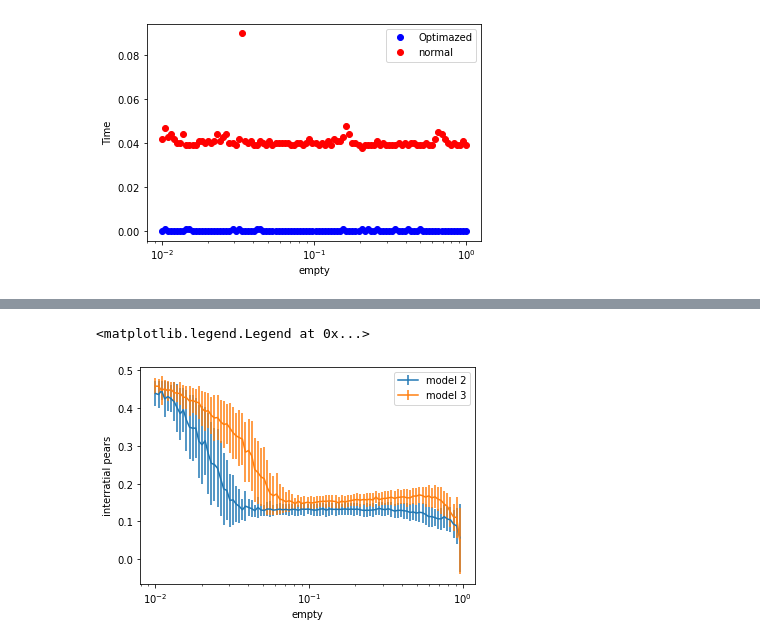
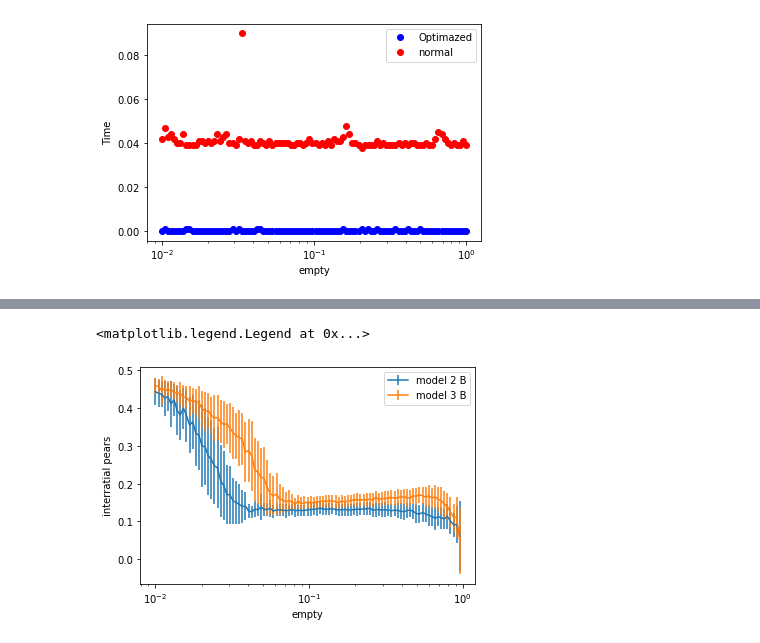
Before and after one commit to quimort/schellings-model, a Jupyter notebook: analisis.ipynb, the cells around one changed output, grey strips where cells are left out. Saved outputs shown, nothing was run; the diff lists cells and outputs as text; code cells hidden in the pictures.

```diff
--- a/analisis.ipynb
+++ b/analisis.ipynb
@@ -55,13 +76,13 @@ df3 = df3.groupby("vacant").mean()
 # %%
-plt.errorbar(df2.index,df2['mean interratial pears final B'],yerr=deviation2['mean interratial pears final B'],label="model 2")
-plt.errorbar(df3.index,df3['mean interratial pears final B'],yerr=deviation3['mean interratial pears final B'],label="model 3")
+plt.errorbar(df2.index,df2['mean interratial pears final B'],yerr=deviation2['mean interratial pears final B'],label="model 2 B")
+plt.errorbar(df3.index,df3['mean interratial pears final B'],yerr=deviation3['mean interratial pears final B'],label="model 3 B")
 plt.xlabel("empty")
 plt.ylabel("interratial pears")
 plt.xscale('log')
 plt.legend()
 # %% [output]
 <matplotlib.legend.Legend at 0x...>
-[figure, old version]
+[figure, new version]
 # %%
 plt.errorbar(df2.index,df2['similarity ratio final'],yerr=deviation2['similarity ratio final'],label="model 2")
 plt.errorbar(df3.index,df3['similarity ratio final'],yerr=deviation3['similarity ratio final'],label="model 3")
```
Also changed, not shown: parts of 6 cells of this notebook, 2 other files.
